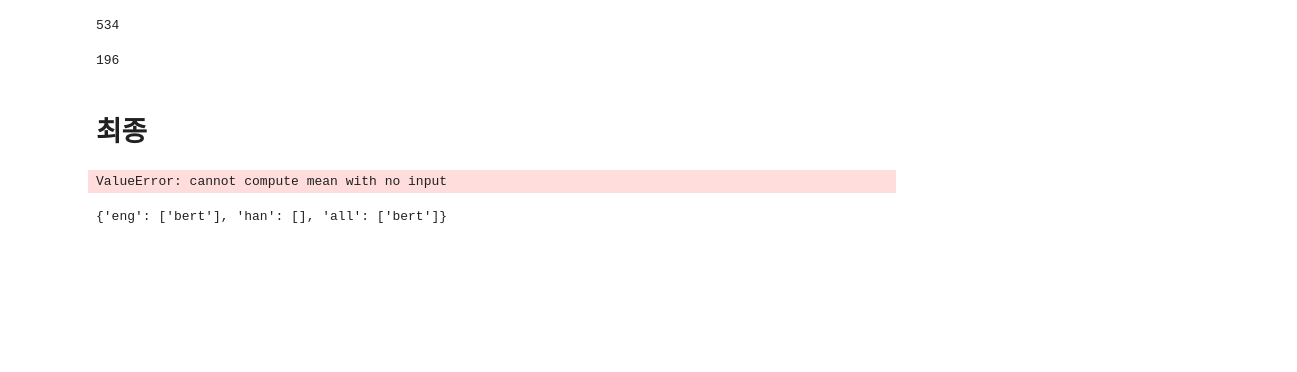
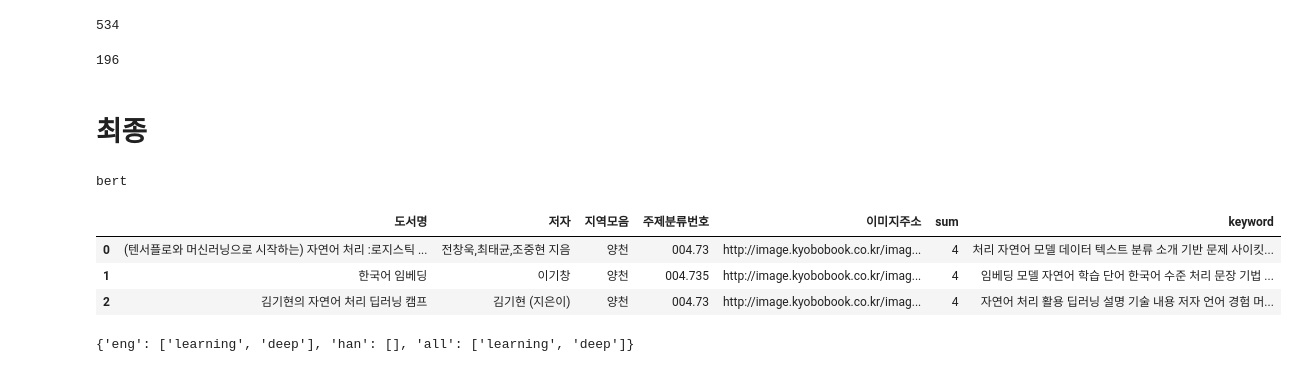
Before and after one commit to yangoos57/awsServerless, a Jupyter notebook: fIndKeyWordModel.ipynb, the cells around one changed output. Drawn from its saved outputs; the diff is of its cells as text; code cells hidden in the pictures; blank space fills up the shorter version.

```diff
--- a/fIndKeyWordModel.ipynb
+++ b/fIndKeyWordModel.ipynb
@@ -535,6 +535,7 @@ len(a)
 # %%
 ### 함수들
 import ast
+from curses.ascii import isalpha
 import re
 import pymysql
 
@@ -594,7 +595,7 @@ def extractKeywords(words:str) -> list :
 
     #한글만 추출
     hanList = wordDict['han']
-    if hanList == False :
+    if len(hanList) > 0 :
         #model load(나중에 밖으로 뺴내야할 듯)
         loaded_model = KeyedVectors.load_word2vec_format("w2v")
 
@@ -612,13 +613,15 @@ def extractKeywords(words:str) -> list :
 
 
 ### 1. frontend로부터 해당 자료를 받음
+
 # var = '양천,강서,강남,강동'
-var = '강서'
+var = '양천'
 userwords = 'bert'
 
 ### 2. userwords 외에 추가적인 keyword 추출
 keywords= extractKeywords(userwords)
 print(keywords)
+
 # 3. 사용자가 선택한 조건 및 키워드로 검색 결과 추출
 
 ## Group By를 더 빨리해서 검색해야하는 ISBN 개수를 줄였는데 위에있는 쿼리보다 보다 속도가 느림.
@@ -628,7 +631,7 @@ cursor.execute(f'''
       FROM (
             SELECT keyword2.ISBN, keyword2.keyword, lib.지역모음
 
-            -- 지역을 먼저 골라서 필요한 lib 만 추출
+            -- 사용자가 선택한 도서관의 도서 정보를 불러온다.
             FROM (SELECT ISBN, GROUP_CONCAT(지역) AS 지역모음
                   FROM backend_dodomoalibinfo
                   where FIND_IN_SET(지역,"{var}") > 0
@@ -639,48 +642,52 @@ cursor.execute(f'''
             LEFT JOIN backend_dodomoakeyword2 AS keyword2
             ON keyword2.ISBN = lib.ISBN
             where match(keyword) against("{keywords}")
             ) AS sortedISBN
 
       -- 두번째 LEFT JOIN
-      -- 추출된 ISBN에 대한 정보 가져오기
+      -- 추출된 도서의 도서정보(제목, 저자, 청구기호 등) 가져오기
       LEFT JOIN backend_dodomoabookinfo AS book
-      ON book.ISBN = sortedISBN.ISBN '''
+      ON book.ISBN = sortedISBN.ISBN
 
-      )
+      ''')
 
 
 result = cursor.fetchall()
 result = pd.DataFrame(result)
 
-### 4. TOP 100개 선정
+### 4. TOP 50개 선정
 
 ## 사용자가 직접 검색한 단어 개수
 wordsLen = len(userwords.split(','))
 
 ## keyword str to list
 keyList = list(map(lambda x : x.split(' '), result['keyword']))
 
 ## 추출한 keyword str to list
 allList = keywords.split(' ')
-print(allList)
+
 ## 추출한 키워드와 일치 개수 찾기 & 유저가 검색한 것 3배 가중
 val = np.array(list(map(lambda x : findOverlapNum(x,allList) ,keyList)))
 df = pd.DataFrame(val)
 for i in range(wordsLen) :
-    df[i] = df[i]*3
+    df[i] = df[i]*4
 result['sum'] = df.T.sum()
 
-### 5. 가중치 중 상위 50%만 고르기
-BM = result['sum'] > (result['sum'].quantile(0.7))
-finish = result[BM].sort_values(by='sum',ascending=False)
+finish = result.sort_values(by='sum',ascending=False)[:50]
+
 finish = finish[['도서명','저자','지역모음','주제분류번호','이미지주소','sum','keyword']]
-
-
-finish
+finish.head(3)
 # %% [output]
-ValueError: cannot compute mean with no input
+bert
+|  | 도서명 | 저자 | 지역모음 | 주제분류번호 | 이미지주소 | sum | keyword |
+| 0 | (텐서플로와 머신러닝으로 시작하는) 자연어 처리 :로지스틱 ... | 전창욱,최태균,조중현 지음 | 양천 | 004.73 | http://image.kyobobook.co.kr/imag... | 4 | 처리 자연어 모델 데이터 텍스트 분류 소개 기반 문제 사이킷... |
+| 1 | 한국어 임베딩 | 이기창 | 양천 | 004.735 | http://image.kyobobook.co.kr/imag... | 4 | 임베딩 모델 자연어 학습 단어 한국어 수준 처리 문장 기법 ... |
+| 2 | 김기현의 자연어 처리 딥러닝 캠프 | 김기현 (지은이) | 양천 | 004.73 | http://image.kyobobook.co.kr/imag... | 4 | 자연어 처리 활용 딥러닝 설명 기술 내용 저자 언어 경험 머... |
-# %%
-# finish['keyword'].tolist()[1]
-searchKeyword('bert')
-# %% [output]
-{'eng': ['bert'], 'han': [], 'all': ['bert']}
+# %%
+userwords = 'deep learning'
+### 2. userwords 외에 추가적인 keyword 추출
+# keywords = extractKeywords(userwords)
+
+# keywords
+# %% [output]
+{'eng': ['learning', 'deep'], 'han': [], 'all': ['learning', 'deep']}
```
Also changed, not shown: 5 other files.
